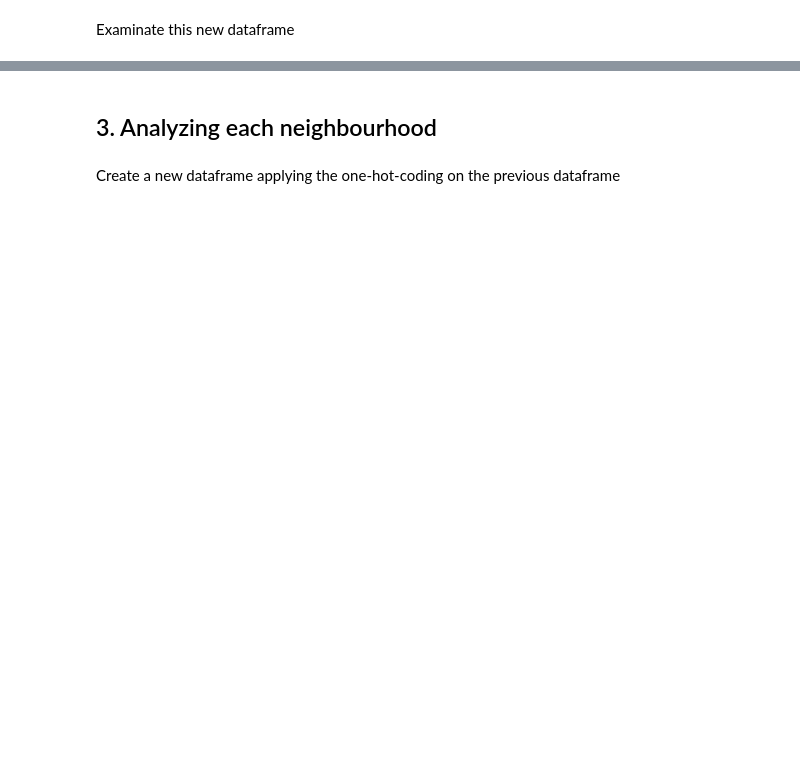
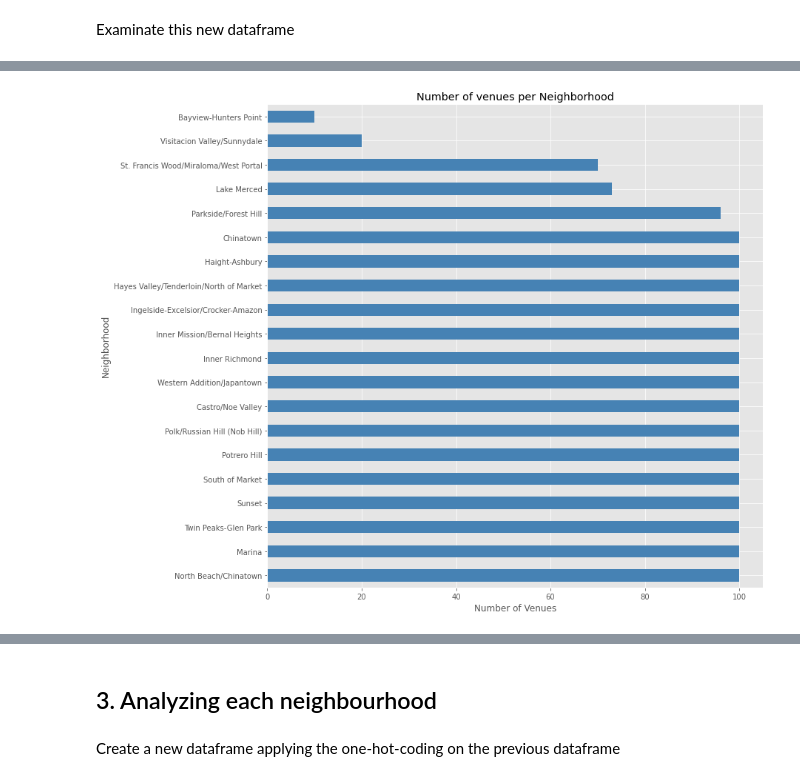
Before and after one commit to fltrazzi/Coursera_Capstone, a Jupyter notebook: Coursera_Capstone.ipynb, the cells around one changed output, grey strips where cells are left out. Cells and saved outputs as stored; diff of their text form; code cells hidden in the pictures; blank space fills up the shorter version.

```diff
--- a/Coursera_Capstone.ipynb
+++ b/Coursera_Capstone.ipynb
@@ -274,3 +265,12 @@ sf_venues.groupby('Neighborhood').count()
+# %%
+sf_venue_neighb = sf_venues[['Neighborhood', 'Venue']].groupby('Neighborhood').count().sort_values(by=['Venue'],ascending=False)
+# %%
+sf_venue_neighb.plot(kind='barh', figsize=(12, 12), color='steelblue', legend=False)
+plt.xlabel('Number of Venues')
+plt.title('Number of venues per Neighborhood')
+plt.show()
+# %% [output]
+[figure, added]
 # %%
 print('There are {} uniques categories.'.format(len(sf_venues['Venue Category'].unique())))
 # %% [output]
```
Also changed, not shown: parts of 14 cells of this notebook.
